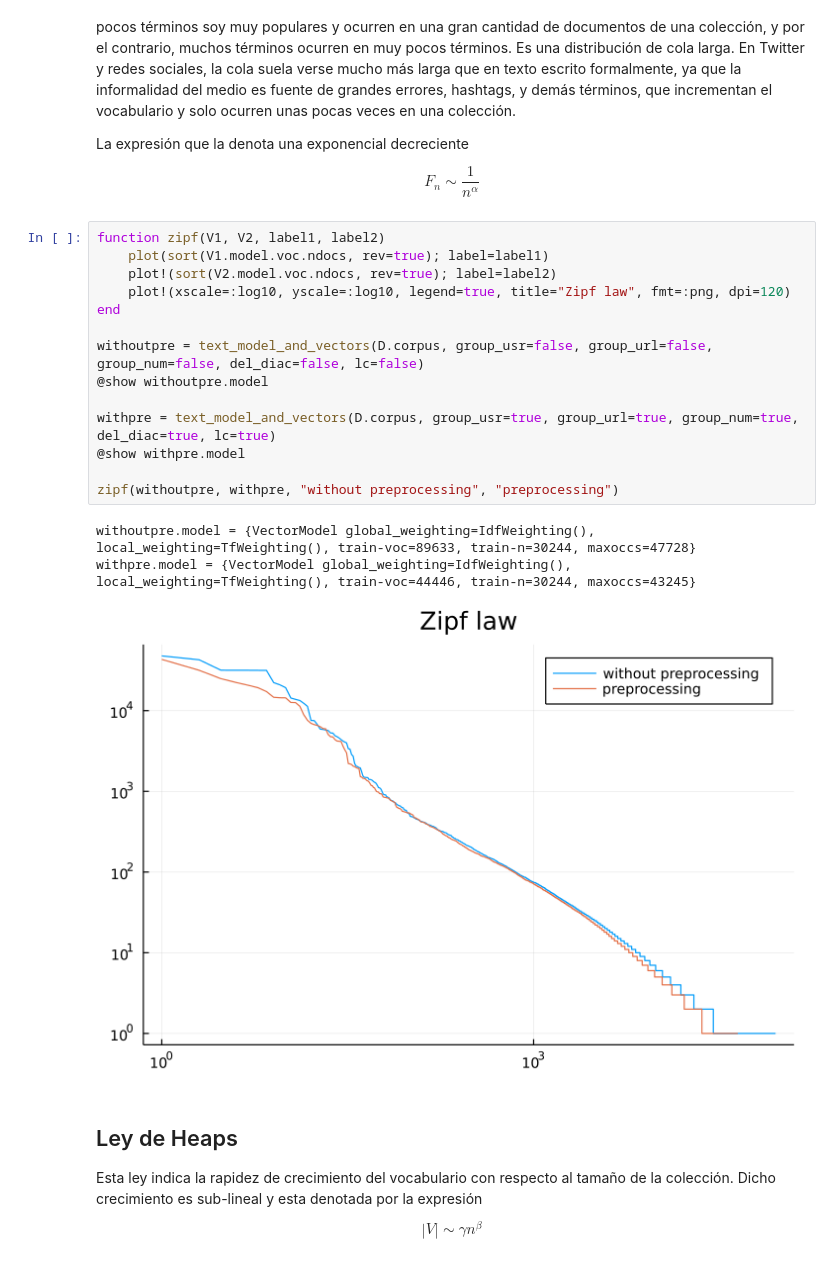
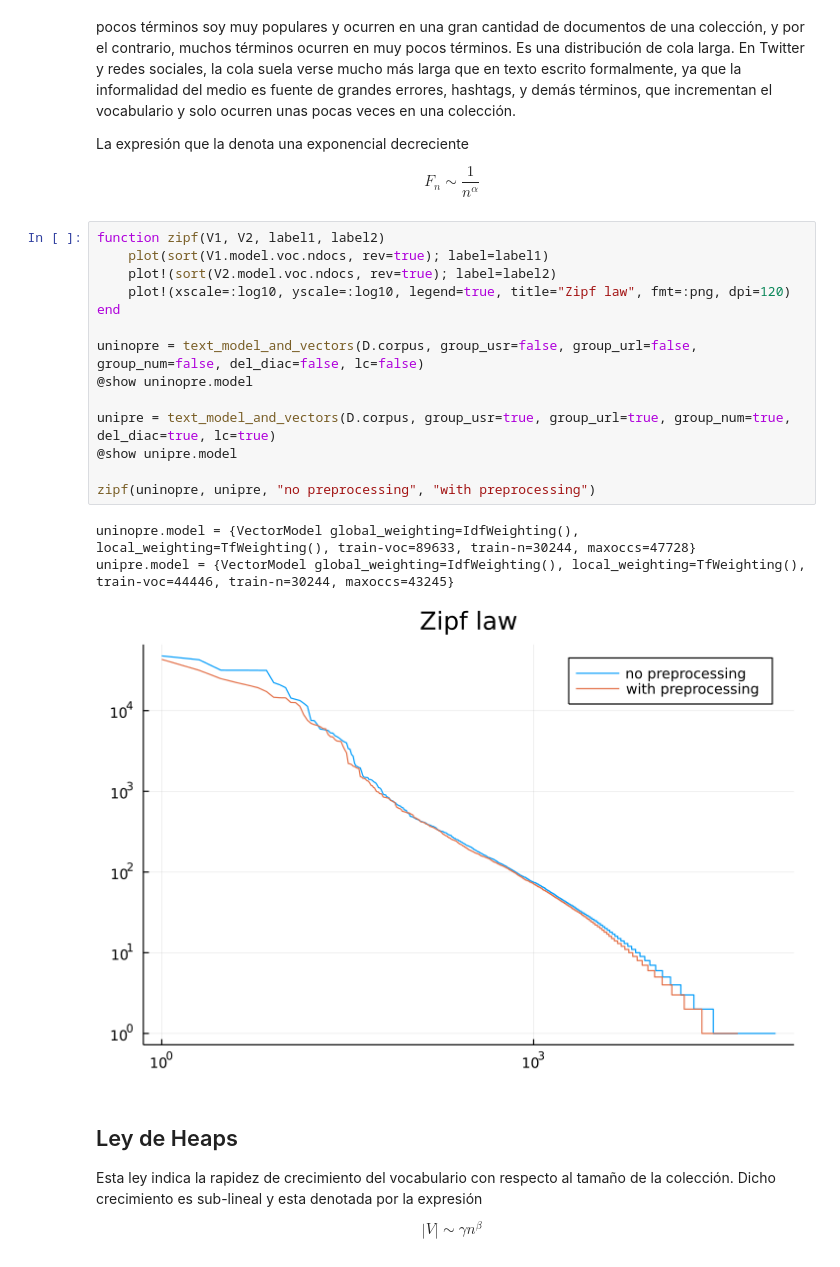
Before and after one commit to sadit/IR-2022, a Jupyter notebook: Unidades/u03.ipynb, the cells around one changed output. Drawn from its saved outputs; the diff is of its cells as text.

```diff
--- a/Unidades/u03.ipynb
+++ b/Unidades/u03.ipynb
@@ -127,21 +125,21 @@ $$ F_n \sim \frac{1}{n^\alpha}$$
 # %%
 function zipf(V1, V2, label1, label2)
     plot(sort(V1.model.voc.ndocs, rev=true); label=label1)
     plot!(sort(V2.model.voc.ndocs, rev=true); label=label2)
     plot!(xscale=:log10, yscale=:log10, legend=true, title="Zipf law", fmt=:png, dpi=120)
 end
 
-withoutpre = text_model_and_vectors(D.corpus, group_usr=false, group_url=false, group_num=false, del_diac=false, lc=false)
-@show withoutpre.model
+uninopre = text_model_and_vectors(D.corpus, group_usr=false, group_url=false, group_num=false, del_diac=false, lc=false)
+@show uninopre.model
 
-withpre = text_model_and_vectors(D.corpus, group_usr=true, group_url=true, group_num=true, del_diac=true, lc=true)
-@show withpre.model
+unipre = text_model_and_vectors(D.corpus, group_usr=true, group_url=true, group_num=true, del_diac=true, lc=true)
+@show unipre.model
 
-zipf(withoutpre, withpre, "without preprocessing", "preprocessing")
+zipf(uninopre, unipre, "no preprocessing", "with preprocessing")
 # %% [output]
-withoutpre.model = {VectorModel global_weighting=IdfWeighting(), local_weighting=TfWeighting(), train-voc=89633, train-n=30244, maxoccs=47728}
-withpre.model = {VectorModel global_weighting=IdfWeighting(), local_weighting=TfWeighting(), train-voc=44446, train-n=30244, maxoccs=43245}
+uninopre.model = {VectorModel global_weighting=IdfWeighting(), local_weighting=TfWeighting(), train-voc=89633, train-n=30244, maxoccs=47728}
+unipre.model = {VectorModel global_weighting=IdfWeighting(), local_weighting=TfWeighting(), train-voc=44446, train-n=30244, maxoccs=43245}
-[figure, old version]
+[figure, new version]
 # %% [markdown]
 ## Ley de Heaps
 
```
Also changed, not shown: parts of 8 cells of this notebook.
